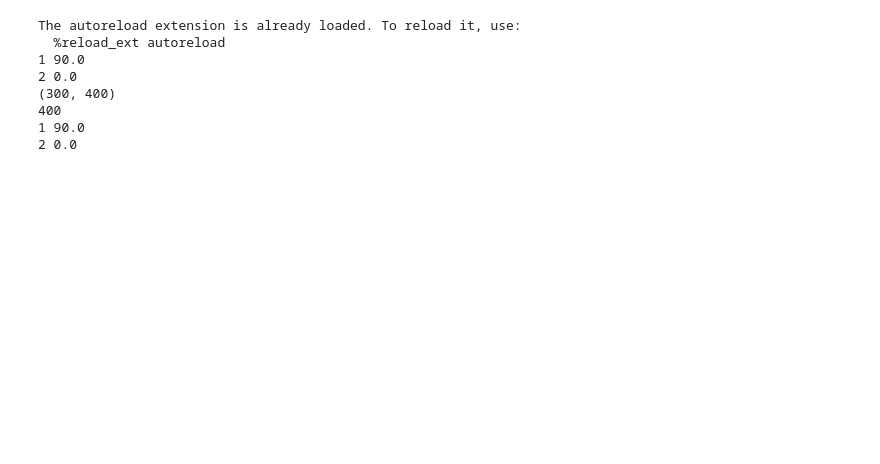
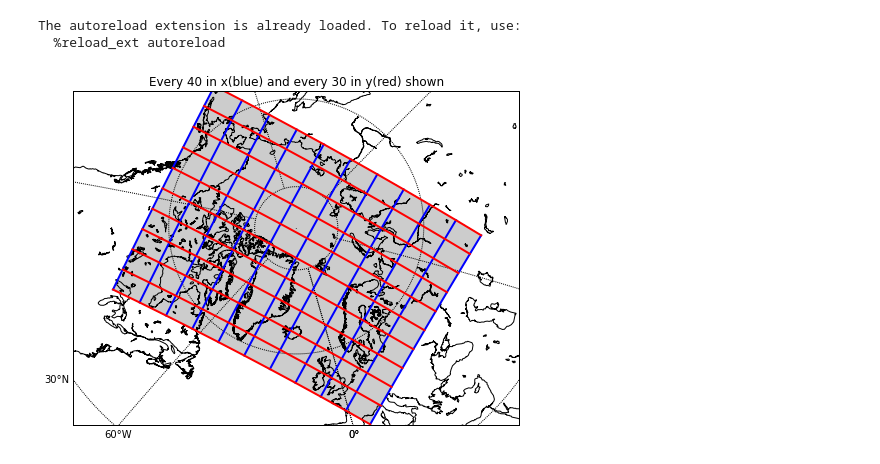
Before and after one commit to MostafaBakhoda/modeltools, a Jupyter notebook: Notebooks/grid+bathytest-lowres.ipynb, the cells around one changed output. Saved outputs shown, nothing was run; the diff lists cells and outputs as text; code cells hidden in the pictures; blank space fills up the shorter version.

```diff
--- a/Notebooks/grid+bathytest-lowres.ipynb
+++ b/Notebooks/grid+bathytest-lowres.ipynb
@@ -5,17 +5,21 @@
 
 import modeltools.grid
 import matplotlib.pyplot
-#import modeltools.bathy
-import modeltools.hycom.io
+import modeltools.forcing.bathy
+#import modeltools.hycom.io
+import abfile
 import modeltools.cice.io
 
 import numpy
+
+bathy_threshold=-5.
+
 grid1=modeltools.grid.Proj4Grid("+proj=stere  +lon_0=-45 +lat_0=90 +lat_ts=80 +ellps=sphere",
                               -89.5,45.5,20000,20000,400,300)
-#figure=grid1.plotgrid(1.5)
+figure=grid1.plotgrid(1.5)
 #matplotlib.pyplot.show()
 
-
-modeltools.hycom.io.write_regional_grid(grid1)
+griddict = modeltools.grid.create_datadict_hycom(grid1)
+abfile.write_regional_grid(griddict)
 modeltools.cice.io.write_netcdf_grid(grid1,"cice_grid.nc")
 # %% [output]
@@ -34,11 +38,6 @@ modeltools.cice.io.write_netcdf_grid(grid1,"cice_grid.nc")
 The autoreload extension is already loaded. To reload it, use:
   %reload_ext autoreload
-1 90.0
-2 0.0
-(300, 400)
-400
-1 90.0
-2 0.0
+[figure, added]
 # %%
 from mpl_toolkits.basemap import Basemap
 #gebco = modeltools.bathy.GEBCO2014("/Users/knutal/Bathymetry/GEBCO/GEBCO_2014_2D.nc")
```
Also changed, not shown: parts of 6 cells of this notebook, 2 other files.
